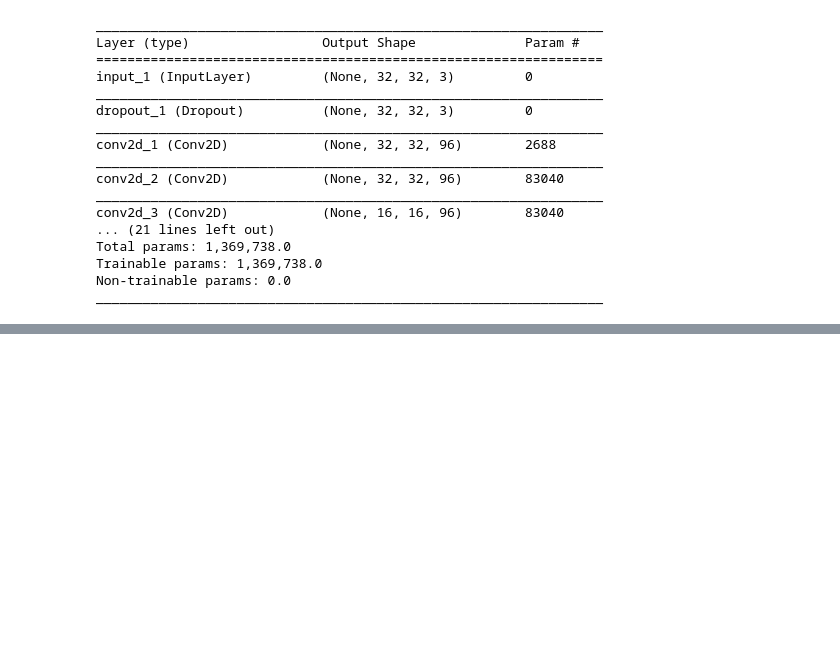
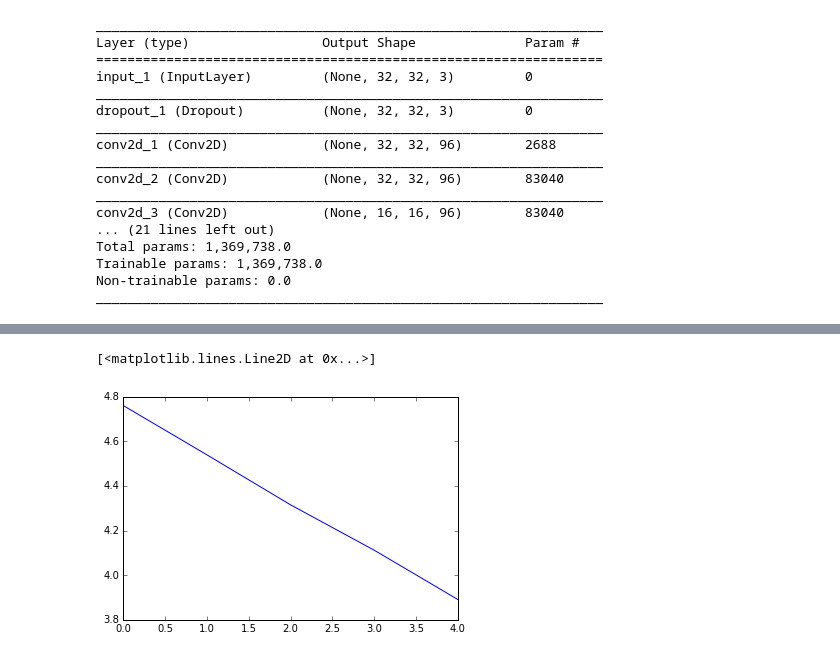
Before and after one commit to jeremykawahara/tutorials, a Jupyter notebook: keras_examples/all-conv-net.ipynb, the cells around one changed output, grey strips where cells are left out. Cells and saved outputs as stored; diff of their text form; code cells hidden in the pictures; blank space fills up the shorter version.

```diff
--- a/keras_examples/all-conv-net.ipynb
+++ b/keras_examples/all-conv-net.ipynb
@@ -126,0 +149,5 @@ Epoch 1/5
+# %%
+plt.plot(history.history['loss'])
+# %% [output]
+[<matplotlib.lines.Line2D at 0x...>]
+[figure, added]
```
Also changed, not shown: parts of 8 cells of this notebook.
